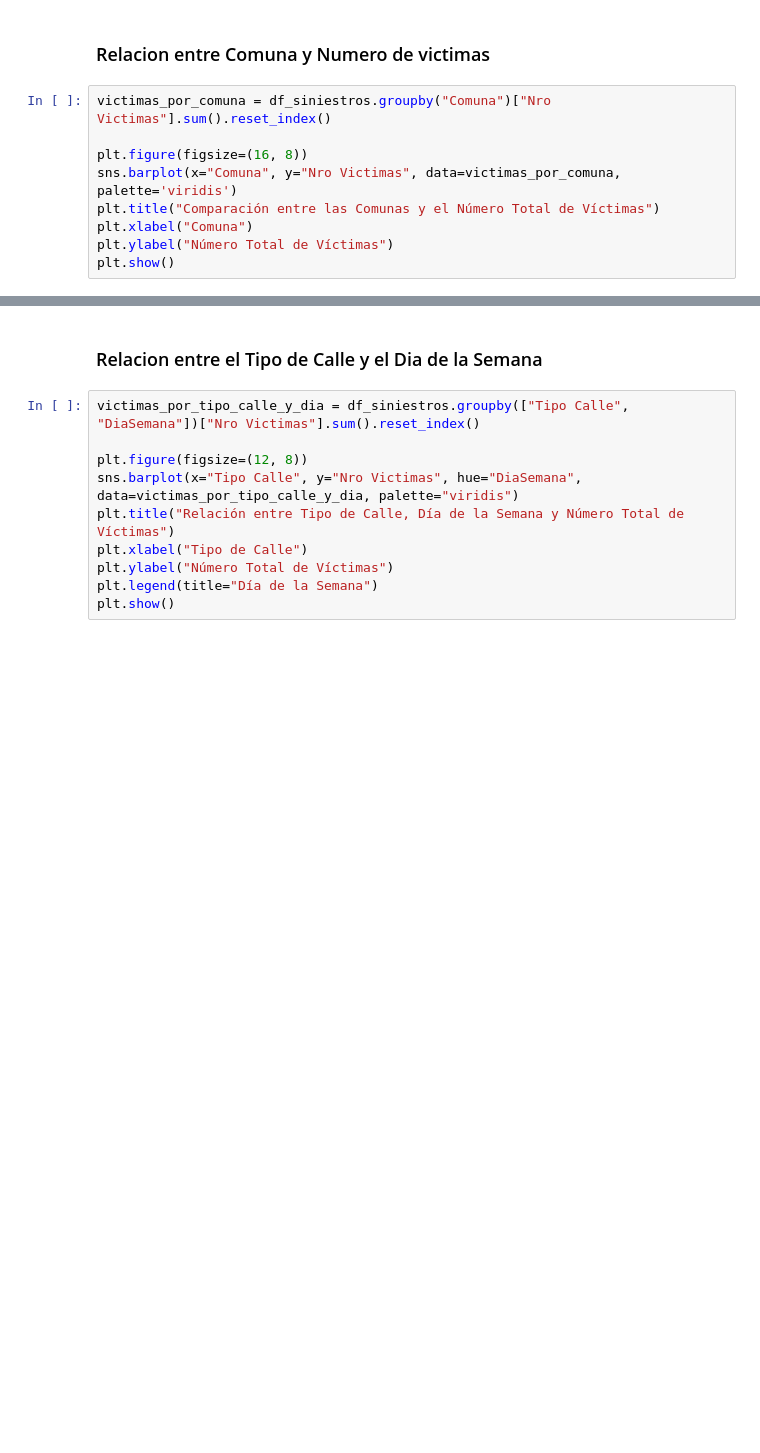
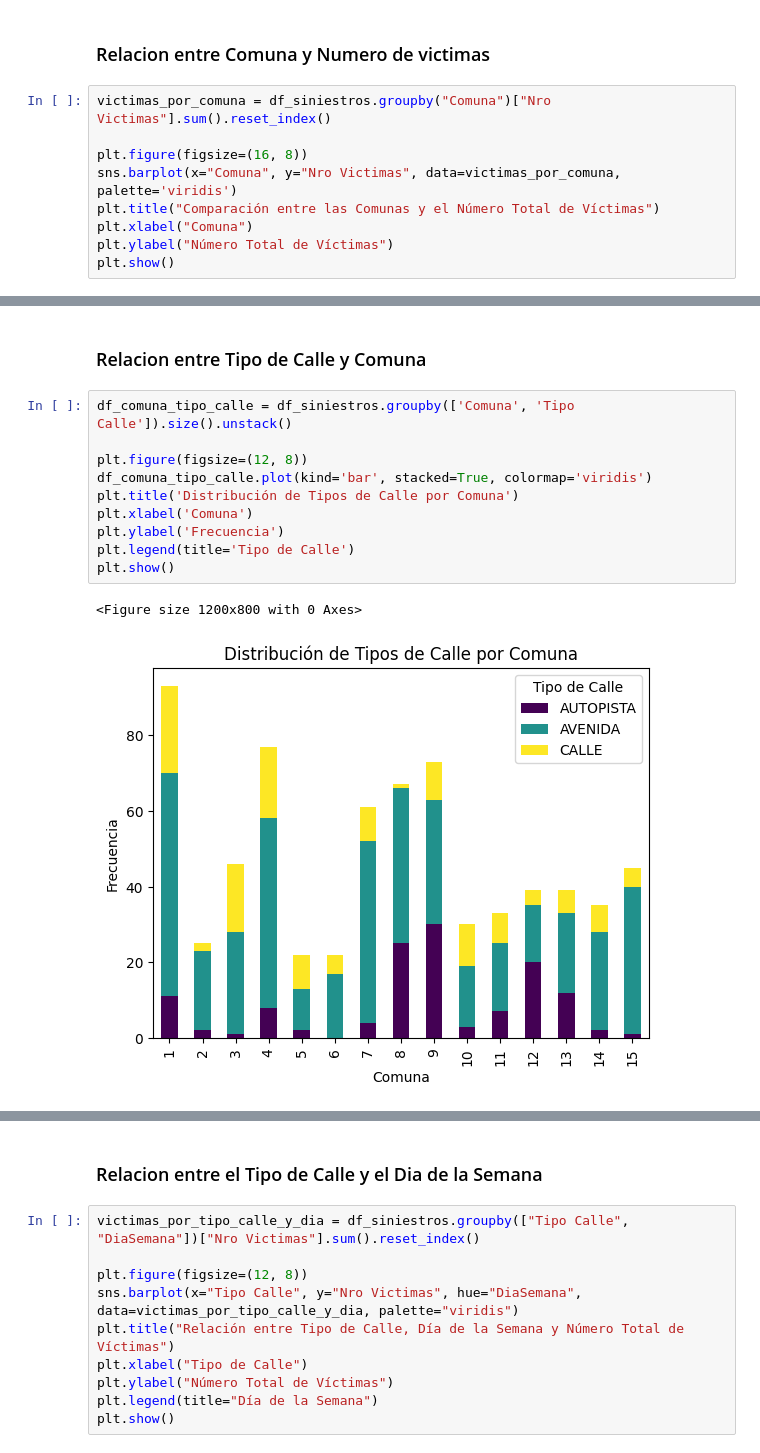
Before and after one commit to ASGuzman/PI2_Siniestros_Viales, a Jupyter notebook: EDA.ipynb, the cells around one changed output, grey strips where cells are left out. Saved outputs shown, nothing was run; the diff lists cells and outputs as text; blank space fills up the shorter version.

```diff
--- a/EDA.ipynb
+++ b/EDA.ipynb
@@ -587,3 +657,18 @@ Una infraestructura vial deficiente.
 
 Tambien es importante remarcar que las comunas que tienen mayor numero de victimas son las comunas que abarcan mas de un barrio y la mayoria son centricas como la comuna 1 que incluye Retiro, San Nicolás, Puerto Madero, San Telmo, Montserrat y Constitución; mientras que las comunas que tienen menos densidad de victimas abarcan menos cantidad de barrios como la comuna 5 que incluye Almagro y Boedo.
 ![Comunas](Imagenes\1200px-Buenos_Aires_Comunas.svg.png)
+# %% [markdown]
+### Relacion entre Tipo de Calle y Comuna
+# %%
+df_comuna_tipo_calle = df_siniestros.groupby(['Comuna', 'Tipo Calle']).size().unstack()
+
+plt.figure(figsize=(12, 8))
+df_comuna_tipo_calle.plot(kind='bar', stacked=True, colormap='viridis')
+plt.title('Distribución de Tipos de Calle por Comuna')
+plt.xlabel('Comuna')
+plt.ylabel('Frecuencia')
+plt.legend(title='Tipo de Calle')
+plt.show()
+# %% [output]
+<Figure size 1200x800 with 0 Axes>
+[figure, added]
```
Also changed, not shown: parts of 22 cells of this notebook, 1 other file.
